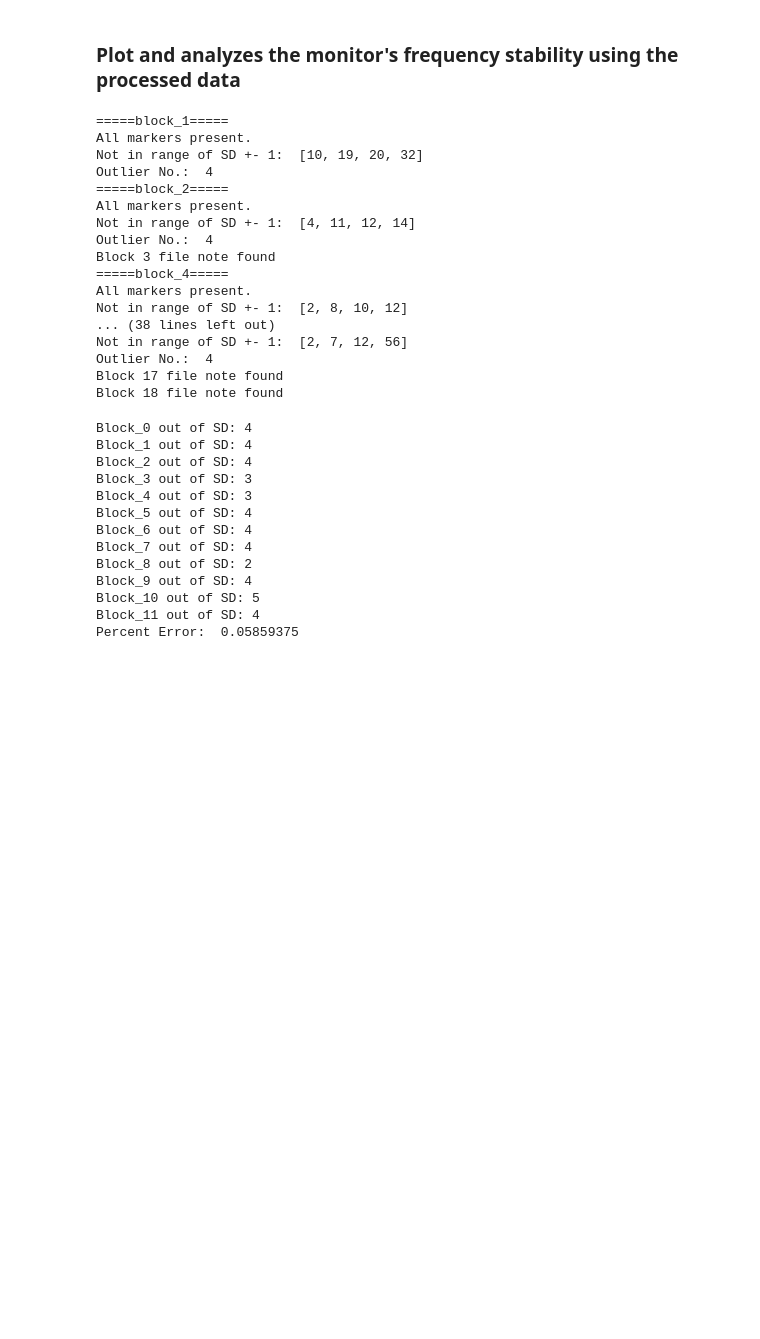
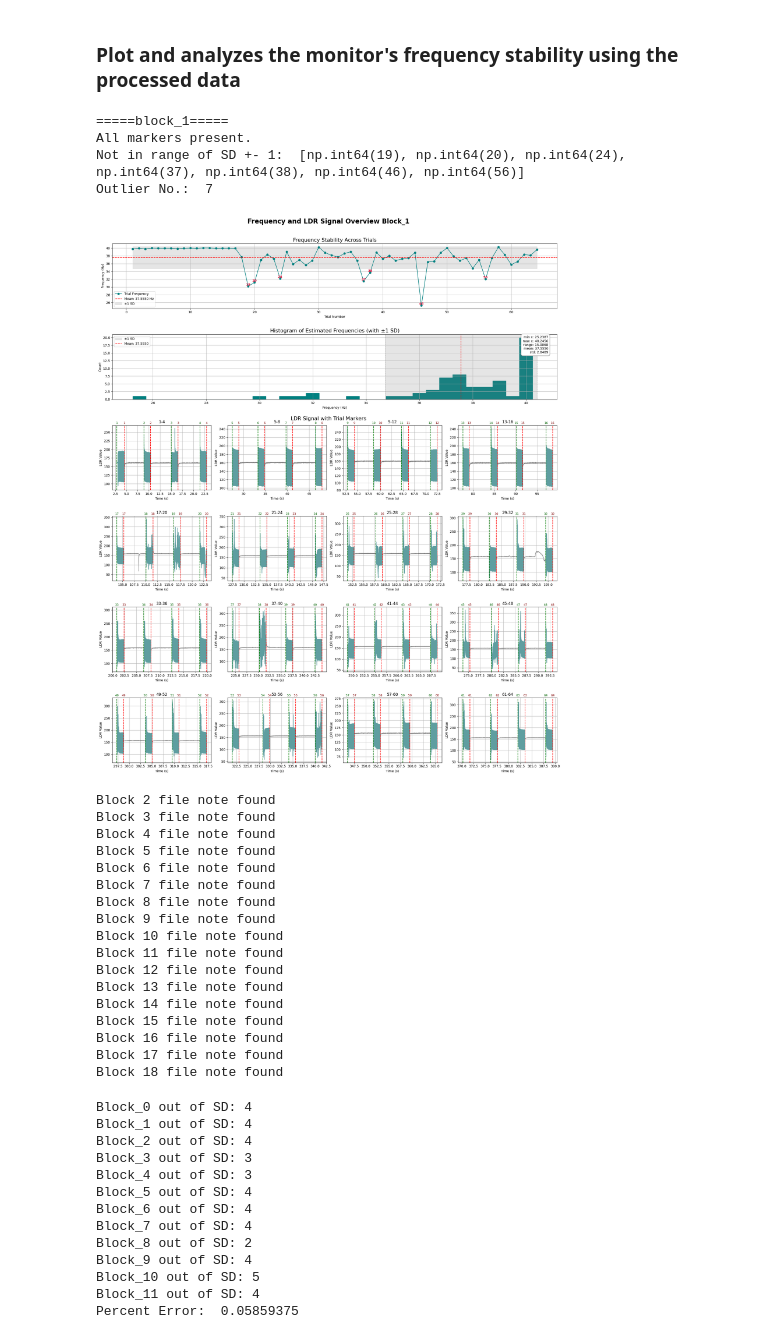
Before and after one commit to boannas/Photocell-checker, a Jupyter notebook: photocell/python_file/plot.ipynb, the cells around one changed output. Drawn from its saved outputs; the diff is of its cells as text; code cells hidden in the pictures; blank space fills up the shorter version.

```diff
--- a/photocell/python_file/plot.ipynb
+++ b/photocell/python_file/plot.ipynb
@@ -28,43 +28,48 @@ subject_path = f's{subject}'
 # %%
 error_trial = []
 for i in range(1,n_block+1):
     # Load Data
     filename = f's{subject}_block_{i}_process.csv'
     filename = os.path.join(process_path,subject_path, filename)
     try:
         df = pd.read_csv(filename)
         df = func.preprocess_ldr(df)
         print(f"=====block_{i}=====")
 
         # Check missing marker
         func.check_missing_marker(df, total_trials=n_trial)
 
         # Find average frequency each trial
         trial_labels, freqs = func.collect_frequencies(df,num_trial=n_trial, monitor_freq=monitor_frequency, sr=sr,threshold=threshold)
 
         # Plot overall freq check
-        error_trial.append(func.plot_all_frequency_and_ldr(df, block_num=i, n_trial=n_trial, frequencies=freqs, trial_labels=trial_labels, plot=False))
+        error_trial.append(func.plot_all_frequency_and_ldr(df, block_num=i, n_trial=n_trial, frequencies=freqs, trial_labels=trial_labels, plot=True))
 
     except FileNotFoundError:
         print(f"Block {i} file note found")
 # %% [output]
 =====block_1=====
 All markers present.
-Not in range of SD +- 1:  [10, 19, 20, 32]
-Outlier No.:  4
-=====block_2=====
-All markers present.
-Not in range of SD +- 1:  [4, 11, 12, 14]
-Outlier No.:  4
-Block 3 file note found
-=====block_4=====
-All markers present.
-Not in range of SD +- 1:  [2, 8, 10, 12]
-... (38 lines left out)
-Not in range of SD +- 1:  [2, 7, 12, 56]
-Outlier No.:  4
-Block 17 file note found
-Block 18 file note found
+Not in range of SD +- 1:  [np.int64(19), np.int64(20), np.int64(24), np.int64(37), np.int64(38), np.int64(46), np.int64(56)]
+Outlier No.:  7
+[figure, added]
+Block 2 file note found
+Block 3 file note found
+Block 4 file note found
+Block 5 file note found
+Block 6 file note found
+Block 7 file note found
+Block 8 file note found
+Block 9 file note found
+Block 10 file note found
+Block 11 file note found
+Block 12 file note found
+Block 13 file note found
+Block 14 file note found
+Block 15 file note found
+Block 16 file note found
+Block 17 file note found
+Block 18 file note found
 # %%
 cnt = 0
 block_len = len(error_trial)
```
Also changed, not shown: parts of 3 cells of this notebook, 9 other files.
